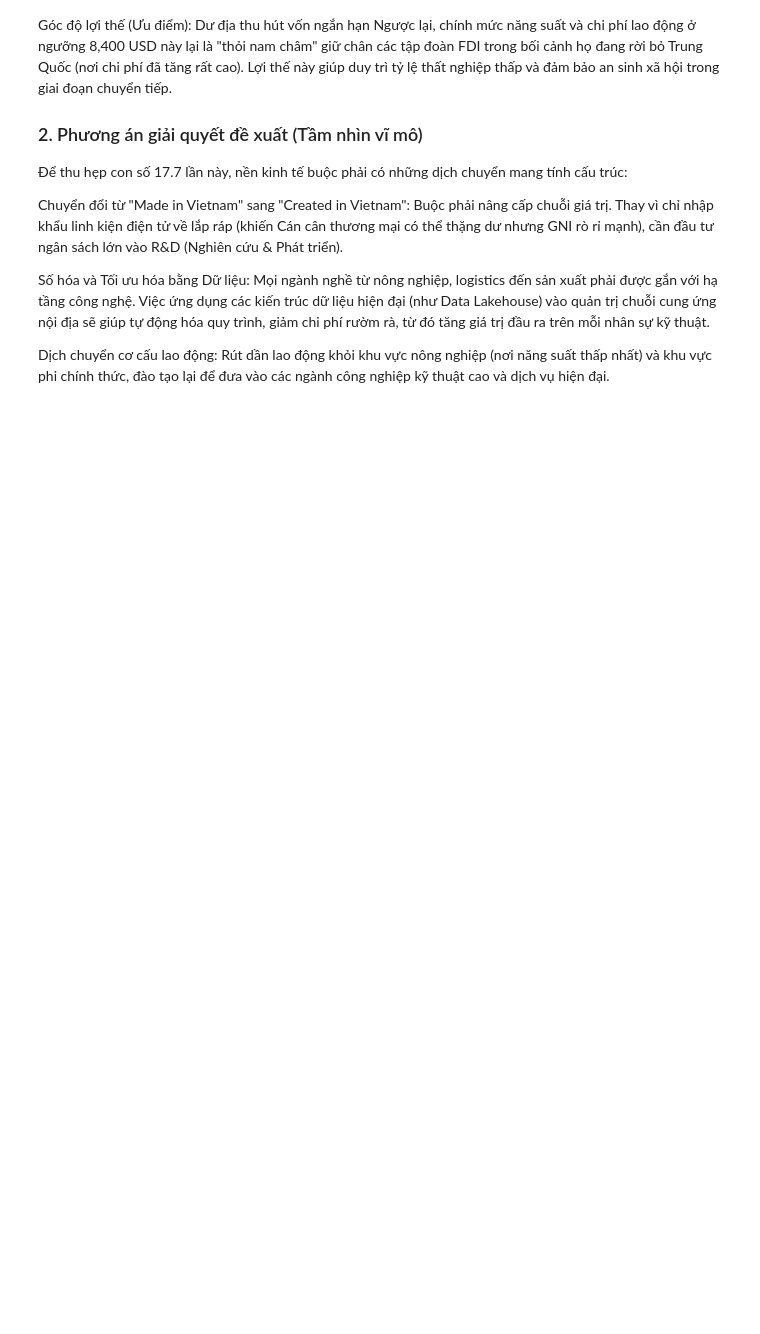
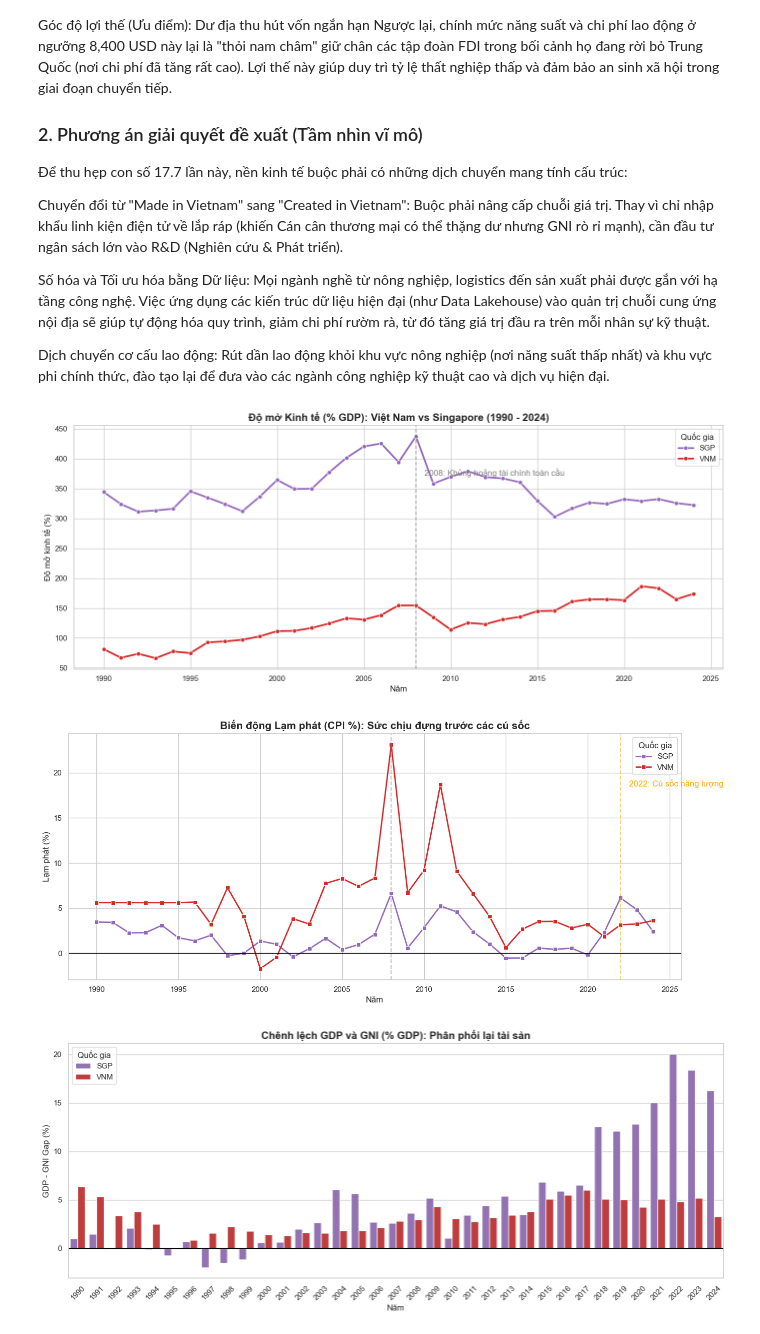
Before and after one commit to trinhnguyen1101/Dot1, a Jupyter notebook: compare_VNM_SGP.ipynb, the cells around one changed output. Drawn from its saved outputs; the diff is of its cells as text; code cells hidden in the pictures; blank space fills up the shorter version.

```diff
--- a/compare_VNM_SGP.ipynb
+++ b/compare_VNM_SGP.ipynb
@@ -120,3 +120,72 @@ Chuyển đổi từ "Made in Vietnam" sang "Created in Vietnam": Buộc phải
 Số hóa và Tối ưu hóa bằng Dữ liệu: Mọi ngành nghề từ nông nghiệp, logistics đến sản xuất phải được gắn với hạ tầng công nghệ. Việc ứng dụng các kiến trúc dữ liệu hiện đại (như Data Lakehouse) vào quản trị chuỗi cung ứng nội địa sẽ giúp tự động hóa quy trình, giảm chi phí rườm rà, từ đó tăng giá trị đầu ra trên mỗi nhân sự kỹ thuật.
 
 Dịch chuyển cơ cấu lao động: Rút dần lao động khỏi khu vực nông nghiệp (nơi năng suất thấp nhất) và khu vực phi chính thức, đào tạo lại để đưa vào các ngành công nghiệp kỹ thuật cao và dịch vụ hiện đại.
+# %%
+import pandas as pd
+import matplotlib.pyplot as plt
+import seaborn as sns
+
+# Cài đặt style
+sns.set_theme(style="whitegrid")
+
+# Giả sử bạn đã load data từ trước:
+df = pd.read_csv('cleaned_data/information/panel_macro_cleaned.csv')
+
+# Lọc dữ liệu cho Việt Nam và Singapore
+df_compare_sgp = df[df['Country'].isin(['VNM', 'SGP'])].copy()
+
+# ==========================================
+# BIỂU ĐỒ 1: QUỸ ĐẠO ĐỘ MỞ KINH TẾ (SỰ ĐIỀU CHỈNH CỦA SGP)
+# ==========================================
+plt.figure(figsize=(14, 6))
+sns.lineplot(data=df_compare_sgp, x='Year', y='Economic_Openness_Pct', hue='Country',
+             linewidth=2.5, marker='o', palette={'VNM': '#d62728', 'SGP': '#9467bd'})
+
+# Thêm mốc khủng hoảng toàn cầu
+plt.axvline(x=2008, color='gray', linestyle='--', alpha=0.7)
+plt.text(2008.5, df_compare_sgp['Economic_Openness_Pct'].max()*0.85, '2008: Khủng hoảng tài chính toàn cầu', color='gray')
+
+plt.title('Độ mở Kinh tế (% GDP): Việt Nam vs Singapore (1990 - 2024)', fontsize=15, fontweight='bold')
+plt.xlabel('Năm', fontsize=12)
+plt.ylabel('Độ mở kinh tế (%)', fontsize=12)
+plt.legend(title='Quốc gia')
+plt.tight_layout()
+plt.show()
+
+# ==========================================
+# BIỂU ĐỒ 2: BỘ ĐẶM VĨ MÔ & KHẢ NĂNG CHỐNG SỐC (LẠM PHÁT)
+# ==========================================
+plt.figure(figsize=(14, 6))
+sns.lineplot(data=df_compare_sgp, x='Year', y='Inflation_CPI_Pct', hue='Country',
+             linewidth=2, marker='s', palette={'VNM': '#d62728', 'SGP': '#9467bd'})
+
+plt.axhline(0, color='black', linewidth=1)
+plt.axvline(x=2008, color='gray', linestyle='--', alpha=0.5)
+plt.axvline(x=2022, color='orange', linestyle='--', alpha=0.5)
+plt.text(2022.5, df_compare_sgp['Inflation_CPI_Pct'].max()*0.8, '2022: Cú sốc năng lượng', color='orange')
+
+plt.title('Biến động Lạm phát (CPI %): Sức chịu đựng trước các cú sốc', fontsize=15, fontweight='bold')
+plt.xlabel('Năm', fontsize=12)
+plt.ylabel('Lạm phát (%)', fontsize=12)
+plt.legend(title='Quốc gia')
+plt.tight_layout()
+plt.show()
+
+# ==========================================
+# BIỂU ĐỒ 3: BẢN CHẤT CỦA SỰ SIÊU MỞ (GDP VS GNI GAP)
+# ==========================================
+plt.figure(figsize=(14, 6))
+sns.barplot(data=df_compare_sgp, x='Year', y='GDP_GNI_Gap_Pct', hue='Country', palette={'VNM': '#d62728', 'SGP': '#9467bd'})
+
+plt.axhline(0, color='black', linewidth=1.5)
+plt.title('Chênh lệch GDP và GNI (% GDP): Phân phối lại tài sản', fontsize=15, fontweight='bold')
+plt.xlabel('Năm', fontsize=12)
+plt.ylabel('GDP - GNI Gap (%)', fontsize=12)
+plt.xticks(rotation=45)
+plt.legend(title='Quốc gia')
+plt.tight_layout()
+plt.show()
+# %% [output]
+[figure, added]
+[figure, added]
+[figure, added]
```
Also changed, not shown: 4 other files.
